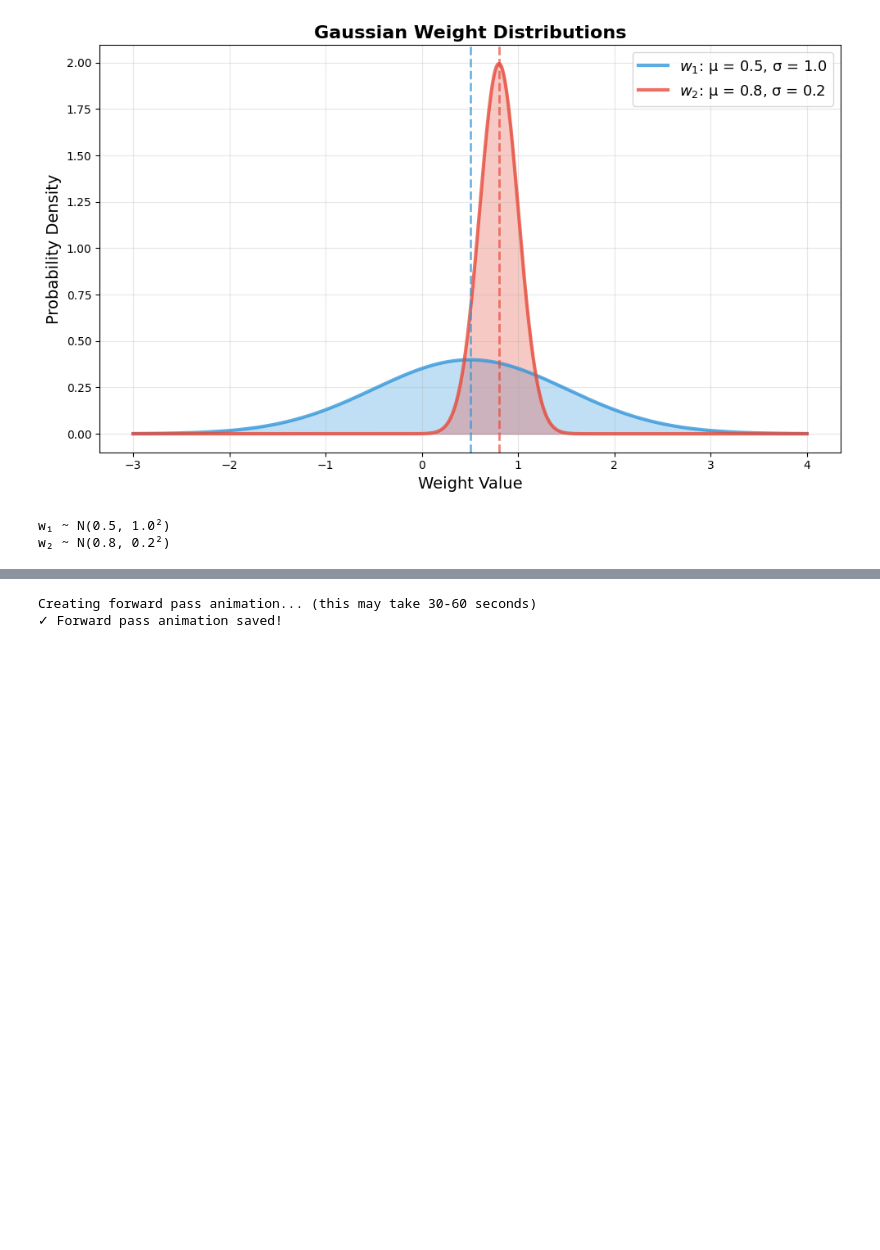
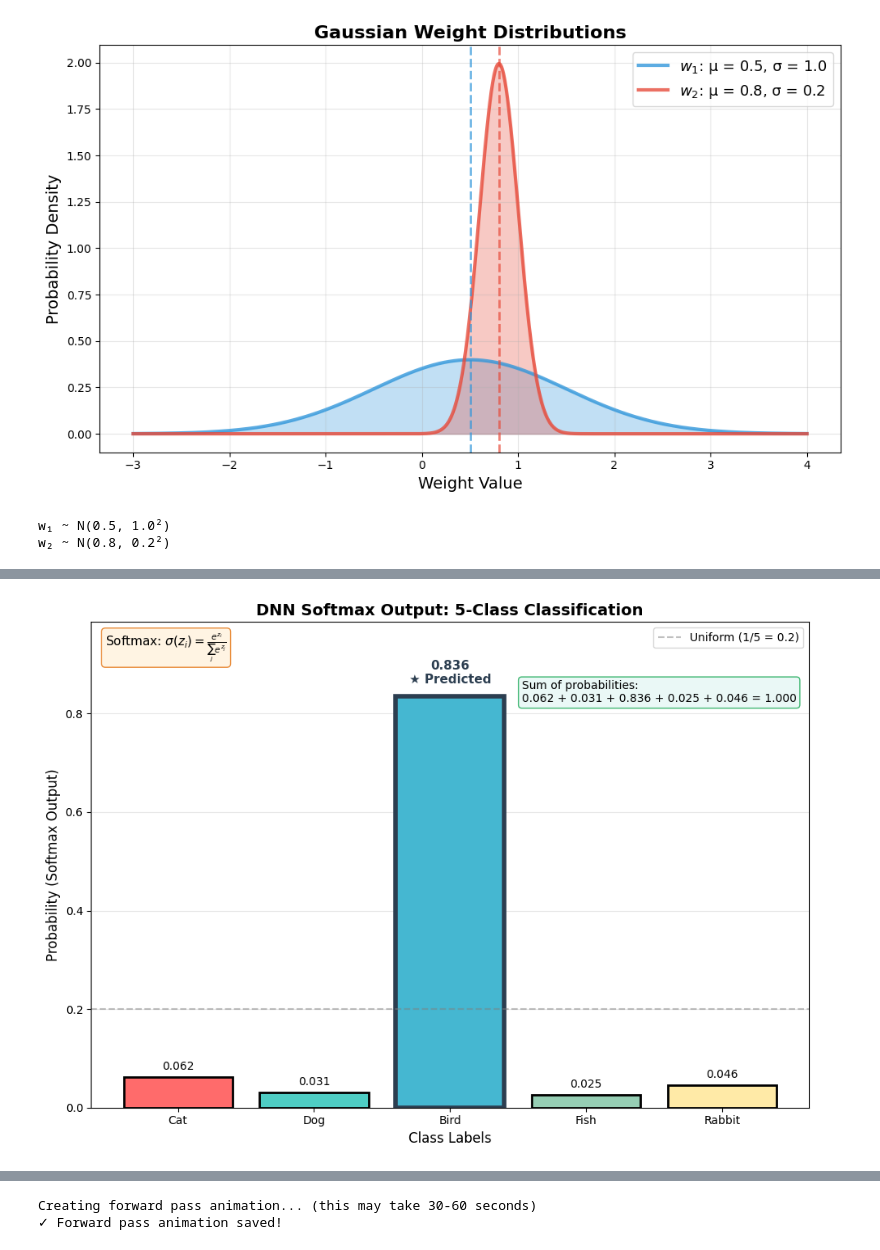
Before and after one commit to ChrisPedder/QMUL-Lecture, a Jupyter notebook: notebooks/visualizations.ipynb, the cells around one changed output, grey strips where cells are left out. Saved outputs shown, nothing was run; the diff lists cells and outputs as text; code cells hidden in the pictures; blank space fills up the shorter version.

```diff
--- a/notebooks/visualizations.ipynb
+++ b/notebooks/visualizations.ipynb
@@ -612,0 +617,85 @@ w₂ ~ N(0.8, 0.2²)
+# %%
+# Set up the figure - single plot
+fig, ax1 = plt.subplots(figsize=(10, 7))
+
+# Define the 5 class labels
+labels = ['Cat', 'Dog', 'Bird', 'Fish', 'Rabbit']
+
+# Simulated raw logits from the final layer of DNN (before softmax)
+logits = np.array([1.2, 0.5, 3.8, 0.3, 0.9])
+
+# Apply softmax function
+def softmax(x):
+    exp_x = np.exp(x - np.max(x))  # Subtract max for numerical stability
+    return exp_x / exp_x.sum()
+
+# Calculate softmax probabilities
+probabilities = softmax(logits)
+
+# Colors for the bars
+colors = ['#FF6B6B', '#4ECDC4', '#45B7D1', '#96CEB4', '#FFEAA7']
+winner_color = '#45B7D1'  # Highlight color for the winner
+
+# ============================================
+# Main bar chart of softmax outputs
+# ============================================
+bars = ax1.bar(labels, probabilities, color=colors, edgecolor='black', linewidth=2)
+
+# Highlight the winner
+winner_idx = np.argmax(probabilities)
+bars[winner_idx].set_edgecolor('#2C3E50')
+bars[winner_idx].set_linewidth(4)
+
+# Add probability values on top of bars
+for i, (bar, prob) in enumerate(zip(bars, probabilities)):
+    height = bar.get_height()
+    weight_text = f'{prob:.3f}'
+    if i == winner_idx:
+        weight_text += '\n★ Predicted'
+        ax1.text(bar.get_x() + bar.get_width()/2., height + 0.02,
+                weight_text, ha='center', va='bottom', fontsize=11,
+                fontweight='bold', color='#2C3E50')
+    else:
+        ax1.text(bar.get_x() + bar.get_width()/2., height + 0.01,
+                weight_text, ha='center', va='bottom', fontsize=10)
+
+ax1.set_ylabel('Probability (Softmax Output)', fontsize=12)
+ax1.set_xlabel('Class Labels', fontsize=12)
+ax1.set_title('DNN Softmax Output: 5-Class Classification', fontsize=14, fontweight='bold')
+ax1.set_ylim(0, max(probabilities) + 0.15)
+ax1.axhline(y=0.2, color='gray', linestyle='--', alpha=0.5, label='Uniform (1/5 = 0.2)')
+ax1.legend(loc='upper right')
+
+# Add grid for readability
+ax1.yaxis.grid(True, alpha=0.3)
+ax1.set_axisbelow(True)
+
+# Add softmax formula as text annotation
+softmax_text = r'Softmax: $\sigma(z_i) = \frac{e^{z_i}}{\sum_{j} e^{z_j}}$'
+ax1.text(0.02, 0.98, softmax_text, transform=ax1.transAxes, fontsize=11,
+         verticalalignment='top', bbox=dict(boxstyle='round', facecolor='#FFF3E0',
+         edgecolor='#E67E22', alpha=0.9))
+
+# Add sum = 1 demonstration
+sum_text = f'Sum of probabilities:\n{probabilities[0]:.3f} + {probabilities[1]:.3f} + {probabilities[2]:.3f} + {probabilities[3]:.3f} + {probabilities[4]:.3f} = {sum(probabilities):.3f}'
+ax1.text(0.6, 0.88, sum_text, transform=ax1.transAxes, fontsize=10,
+         verticalalignment='top', horizontalalignment='left',
+         bbox=dict(boxstyle='round', facecolor='#E8F8F5', edgecolor='#27AE60', alpha=0.9))
+
+plt.tight_layout()
+plt.savefig('outputs/softmax_visualization.png', dpi=150, bbox_inches='tight',
+            facecolor='white', edgecolor='none')
+plt.show()
+
+print(f"\nSoftmax Output Summary:")
+print(f"{'='*40}")
+print(f"{'Class':<10} {'Logit':<10} {'Probability':<12}")
+print(f"{'-'*40}")
+for label, logit, prob in zip(labels, logits, probabilities):
+    marker = '← Winner' if prob == max(probabilities) else ''
+    print(f"{label:<10} {logit:<10.2f} {prob:<12.4f} {marker}")
+print(f"{'-'*40}")
+print(f"{'Sum:':<20} {sum(probabilities):.4f}")
+print(f"\nPredicted Class: {labels[winner_idx]} (probability: {probabilities[winner_idx]:.1%})")
+# %% [output]
+[figure, added]
```
Also changed, not shown: parts of 3 cells of this notebook, 10 other files.
